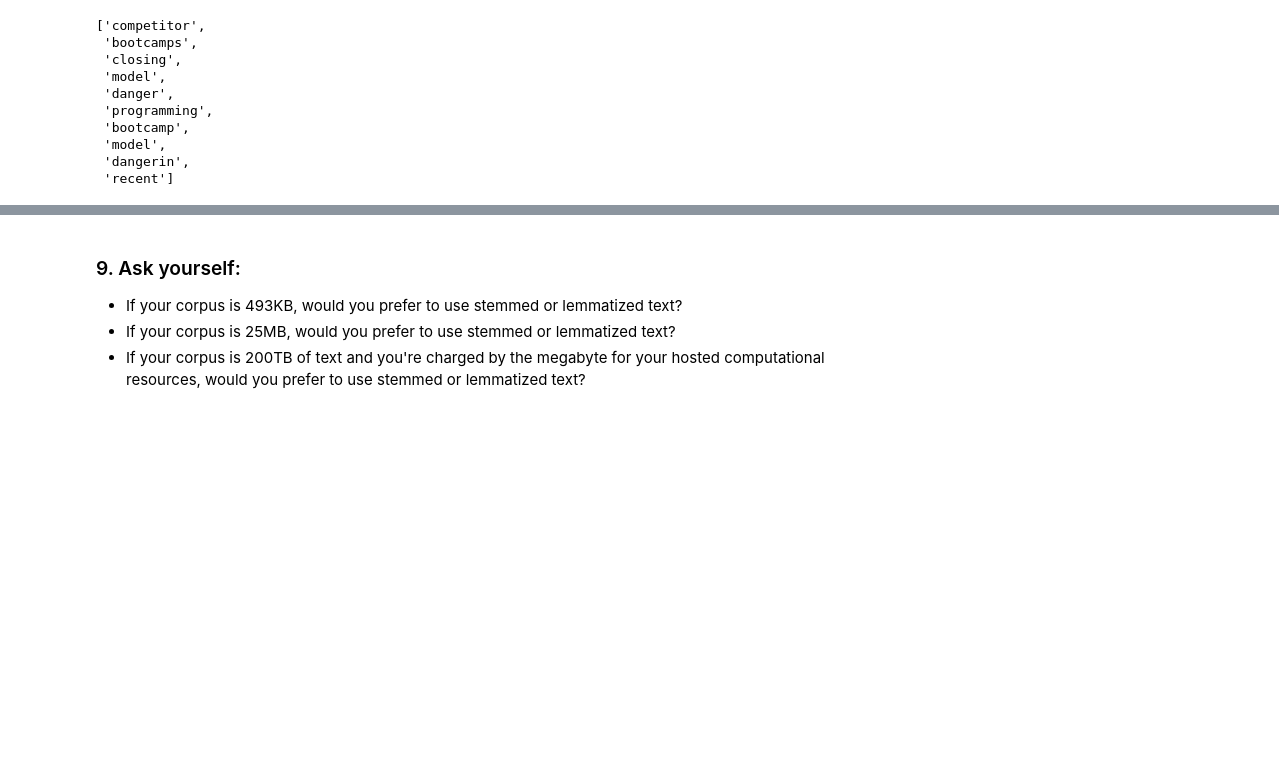
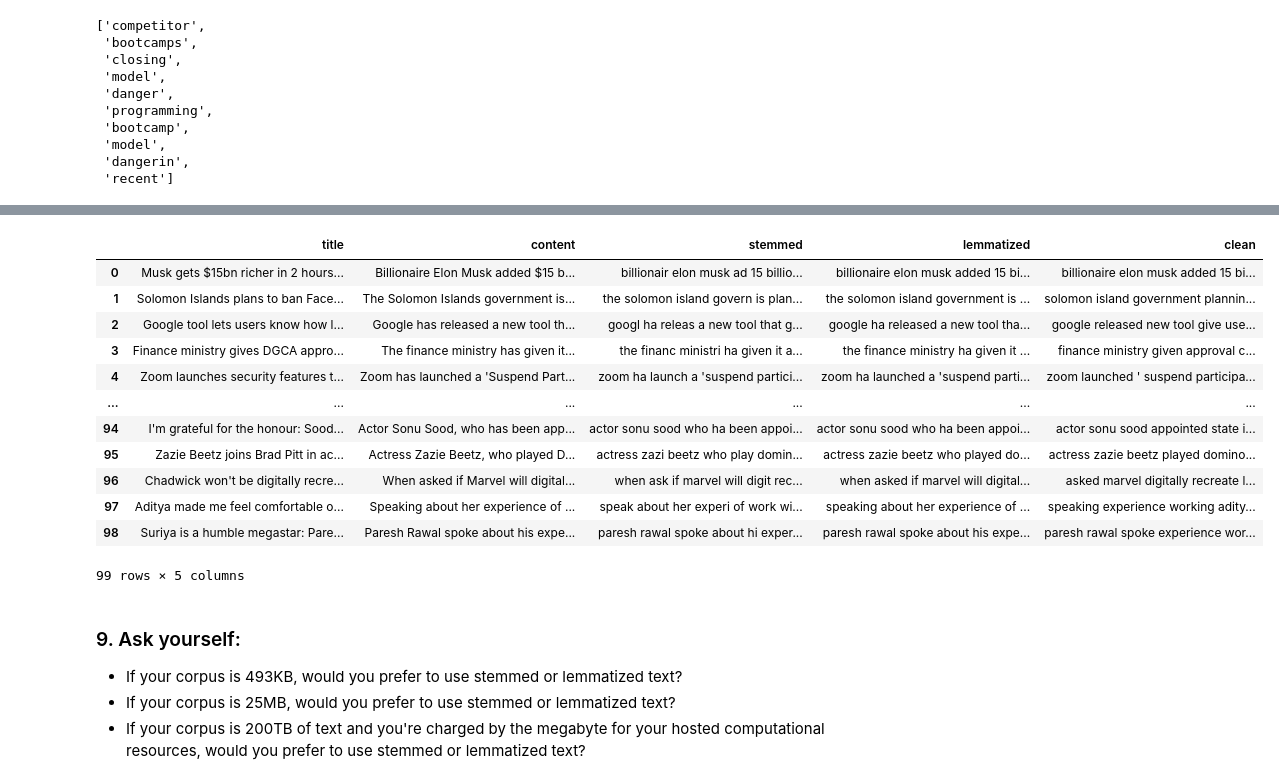
Before and after one commit to lukewbecker/natural-language-processing-exercises, a Jupyter notebook: prepare.ipynb, the cells around one changed output, grey strips where cells are left out. Drawn from its saved outputs; the diff is of its cells as text; code cells hidden in the pictures; blank space fills up the shorter version.

```diff
--- a/prepare.ipynb
+++ b/prepare.ipynb
@@ -310,3 +255,24 @@ def prep_article_data(df, column, extra_words=[], exclude_words=[]):
+# %%
+source_urls = ['https://inshorts.com/en/read/technology',
+             'https://inshorts.com/en/read/sports',
+             'https://inshorts.com/en/read/business',
+             'https://inshorts.com/en/read/entertainment']
+
+prep_article_data(acquire.build_dataset(source_urls), 'content')
+# %% [output]
+|  | title | content | stemmed | lemmatized | clean |
+| 0 | Musk gets $15bn richer in 2 hours... | Billionaire Elon Musk added $15 b... | billionair elon musk ad 15 billio... | billionaire elon musk added 15 bi... | billionaire elon musk added 15 bi... |
+| 1 | Solomon Islands plans to ban Face... | The Solomon Islands government is... | the solomon island govern is plan... | the solomon island government is ... | solomon island government plannin... |
+| 2 | Google tool lets users know how l... | Google has released a new tool th... | googl ha releas a new tool that g... | google ha released a new tool tha... | google released new tool give use... |
+| 3 | Finance ministry gives DGCA appro... | The finance ministry has given it... | the financ ministri ha given it a... | the finance ministry ha given it ... | finance ministry given approval c... |
+| 4 | Zoom launches security features t... | Zoom has launched a 'Suspend Part... | zoom ha launch a 'suspend partici... | zoom ha launched a 'suspend parti... | zoom launched ' suspend participa... |
+| ... | ... | ... | ... | ... | ... |
+| 94 | I'm grateful for the honour: Sood... | Actor Sonu Sood, who has been app... | actor sonu sood who ha been appoi... | actor sonu sood who ha been appoi... | actor sonu sood appointed state i... |
+| 95 | Zazie Beetz joins Brad Pitt in ac... | Actress Zazie Beetz, who played D... | actress zazi beetz who play domin... | actress zazie beetz who played do... | actress zazie beetz played domino... |
+| 96 | Chadwick won't be digitally recre... | When asked if Marvel will digital... | when ask if marvel will digit rec... | when asked if marvel will digital... | asked marvel digitally recreate l... |
+| 97 | Aditya made me feel comfortable o... | Speaking about her experience of ... | speak about her experi of work wi... | speaking about her experience of ... | speaking experience working adity... |
+| 98 | Suriya is a humble megastar: Pare... | Paresh Rawal spoke about his expe... | paresh rawal spoke about hi exper... | paresh rawal spoke about his expe... | paresh rawal spoke experience wor... |
+99 rows × 5 columns
 # %% [markdown]
 ### 9. Ask yourself:
 
```
Also changed, not shown: parts of 14 cells of this notebook.
